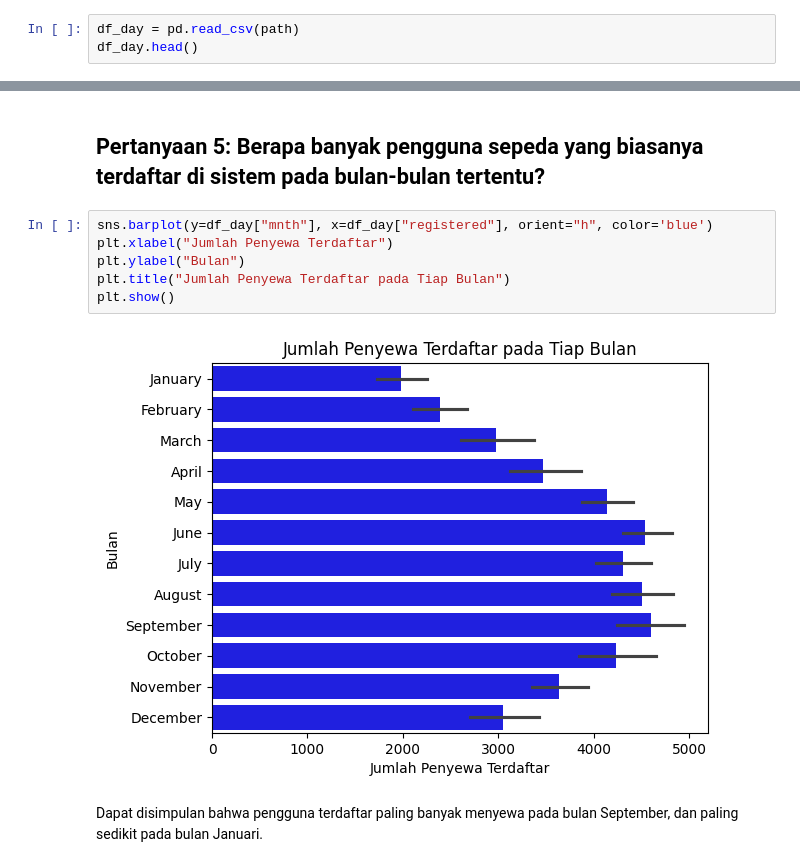
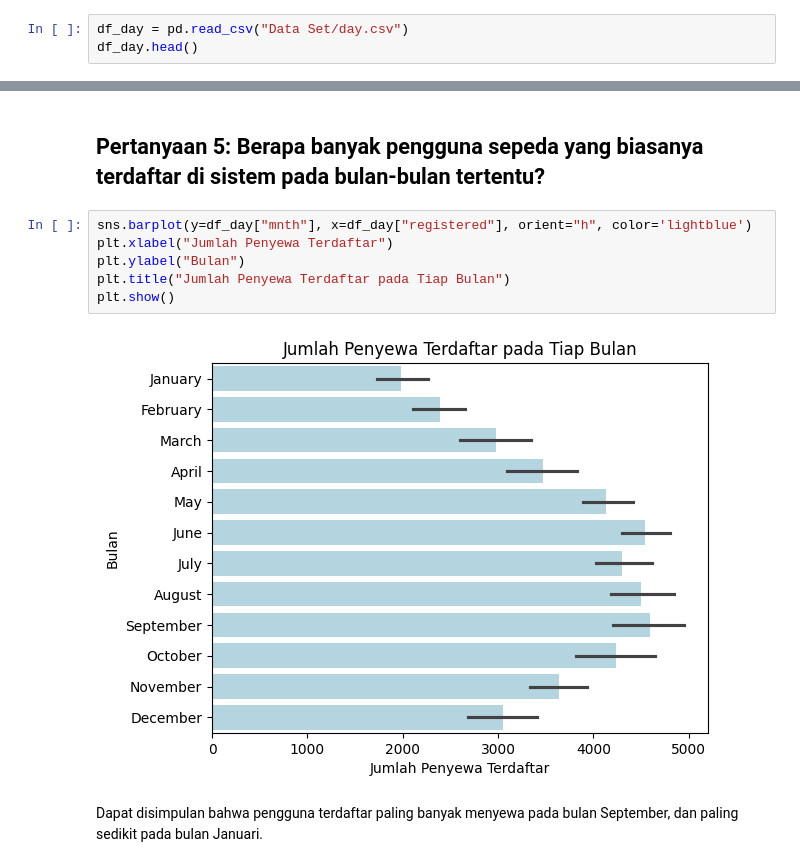
Before and after one commit to MrAlFuady/Fuady, a Jupyter notebook: Salinan_dari_Proyek_Analisis_Data.ipynb, the cells around one changed output, grey strips where cells are left out. Drawn from its saved outputs; the diff is of its cells as text.

```diff
--- a/Salinan_dari_Proyek_Analisis_Data.ipynb
+++ b/Salinan_dari_Proyek_Analisis_Data.ipynb
@@ -48,5 +37,5 @@ path = '/content/drive/My Drive/Dataset/day.csv'
 # %%
-df_day = pd.read_csv(path)
+df_day = pd.read_csv("Data Set/day.csv")
 df_day.head()
 # %% [output]
 |  | instant | dteday | season | yr | mnth | holiday | weekday | workingday | weathersit | temp | ... |
@@ -404,13 +392,13 @@ Dapat disimpulkan bahwa cuaca mempengaruhi keputusan orang untuk menggunakan sep
 # %% [markdown]
 ## Pertanyaan 5: Berapa banyak pengguna sepeda yang biasanya terdaftar di sistem pada bulan-bulan tertentu?
 # %%
-sns.barplot(y=df_day["mnth"], x=df_day["registered"], orient="h", color='blue')
+sns.barplot(y=df_day["mnth"], x=df_day["registered"], orient="h", color='lightblue')
 plt.xlabel("Jumlah Penyewa Terdaftar")
 plt.ylabel("Bulan")
 plt.title("Jumlah Penyewa Terdaftar pada Tiap Bulan")
 plt.show()
 # %% [output]
-[figure, old version]
+[figure, new version]
 # %% [markdown]
 Dapat disimpulan bahwa pengguna terdaftar paling banyak menyewa pada bulan September, dan paling sedikit pada bulan Januari.
 # %% [markdown]
```
Also changed, not shown: parts of 7 cells of this notebook.
